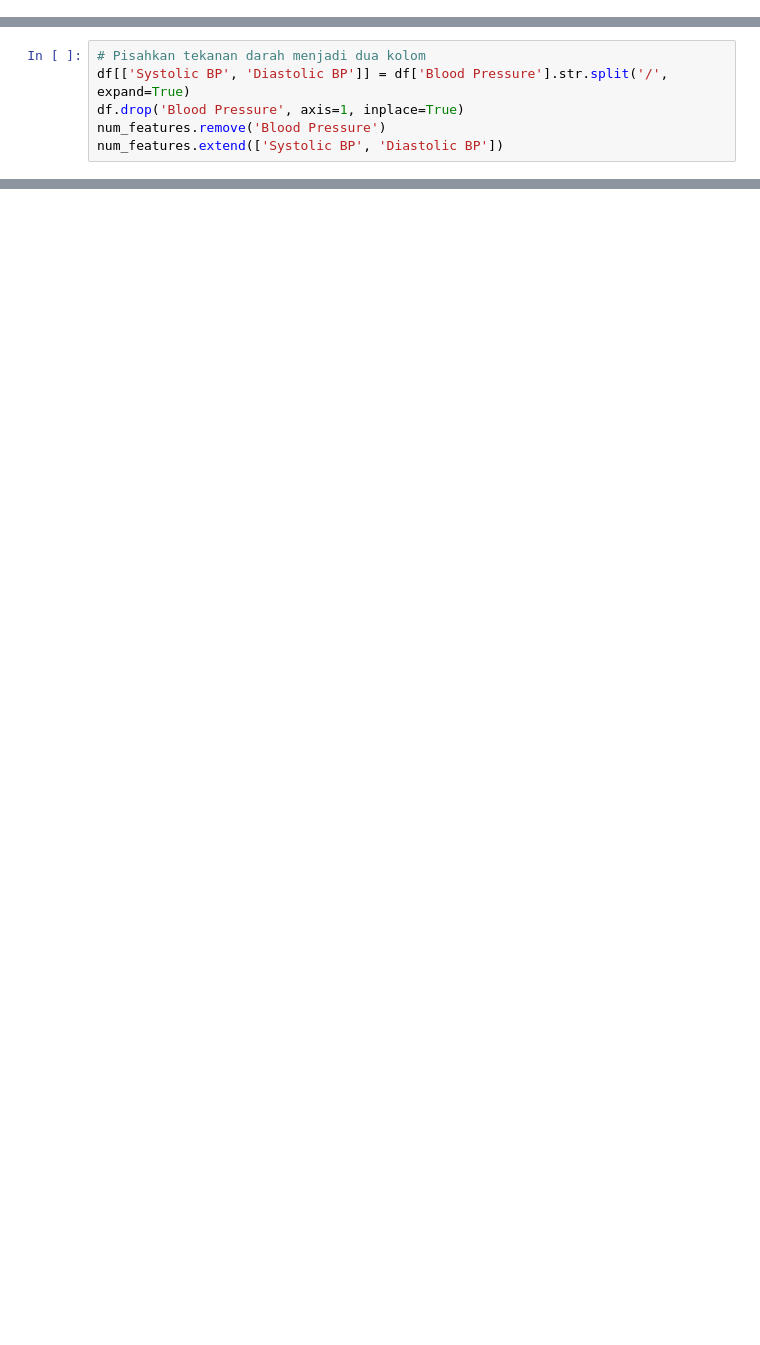
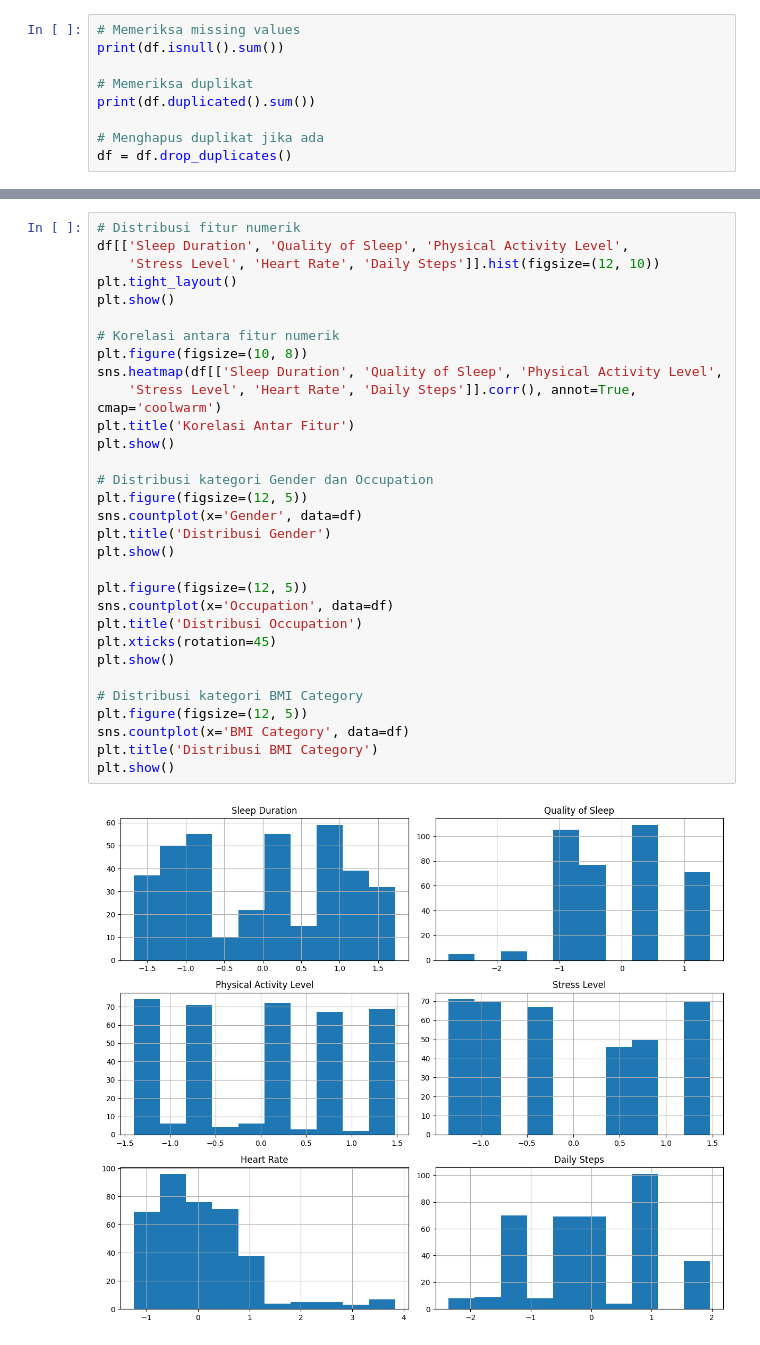
Before and after one commit to ViolaSalsha/Pembelajaran_Mesin_A11.2022.14524, a Jupyter notebook: ML-A11.2022.14524_UAS/ML-A11.2022.14524_UAS.ipynb, the cells around one changed output, grey strips where cells are left out. Cells and saved outputs as stored; diff of their text form; blank space fills up the shorter version.

```diff
--- a/ML-A11.2022.14524_UAS/ML-A11.2022.14524_UAS.ipynb
+++ b/ML-A11.2022.14524_UAS/ML-A11.2022.14524_UAS.ipynb
@@ -34,0 +95,9 @@ print(df.head())
+# %%
+# Memeriksa missing values
+print(df.isnull().sum())
+
+# Memeriksa duplikat
+print(df.duplicated().sum())
+
+# Menghapus duplikat jika ada
+df = df.drop_duplicates()
@@ -50,6 +127,0 @@ KeyError: 'Blood Pressure'
-# %%
-# Pisahkan tekanan darah menjadi dua kolom
-df[['Systolic BP', 'Diastolic BP']] = df['Blood Pressure'].str.split('/', expand=True)
-df.drop('Blood Pressure', axis=1, inplace=True)
-num_features.remove('Blood Pressure')
-num_features.extend(['Systolic BP', 'Diastolic BP'])
@@ -57,0 +128,33 @@ KeyError: 'Blood Pressure'
+# %%
+# Distribusi fitur numerik
+df[['Sleep Duration', 'Quality of Sleep', 'Physical Activity Level',
+    'Stress Level', 'Heart Rate', 'Daily Steps']].hist(figsize=(12, 10))
+plt.tight_layout()
+plt.show()
+
+# Korelasi antara fitur numerik
+plt.figure(figsize=(10, 8))
+sns.heatmap(df[['Sleep Duration', 'Quality of Sleep', 'Physical Activity Level',
+    'Stress Level', 'Heart Rate', 'Daily Steps']].corr(), annot=True, cmap='coolwarm')
+plt.title('Korelasi Antar Fitur')
+plt.show()
+
+# Distribusi kategori Gender dan Occupation
+plt.figure(figsize=(12, 5))
+sns.countplot(x='Gender', data=df)
+plt.title('Distribusi Gender')
+plt.show()
+
+plt.figure(figsize=(12, 5))
+sns.countplot(x='Occupation', data=df)
+plt.title('Distribusi Occupation')
+plt.xticks(rotation=45)
+plt.show()
+
+# Distribusi kategori BMI Category
+plt.figure(figsize=(12, 5))
+sns.countplot(x='BMI Category', data=df)
+plt.title('Distribusi BMI Category')
+plt.show()
+# %% [output]
+[figure, added]
```
Also changed, not shown: parts of 28 cells of this notebook, 2 other files.
